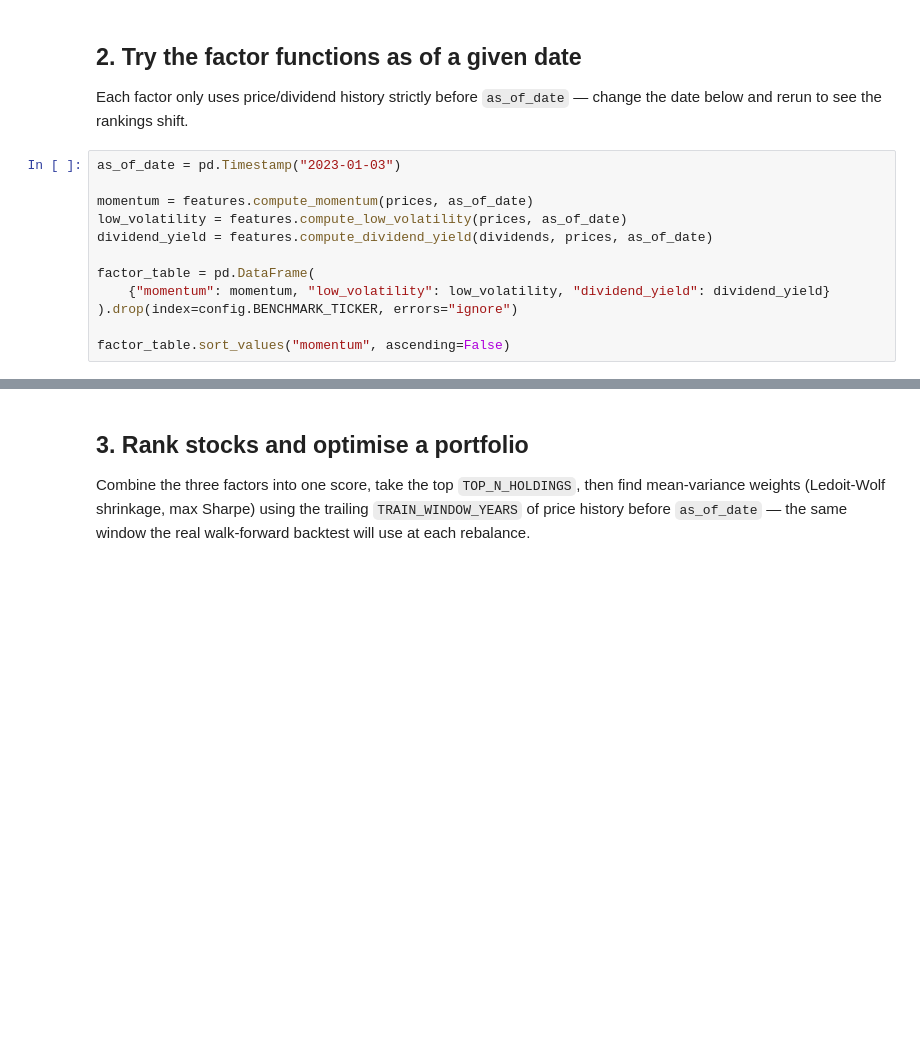
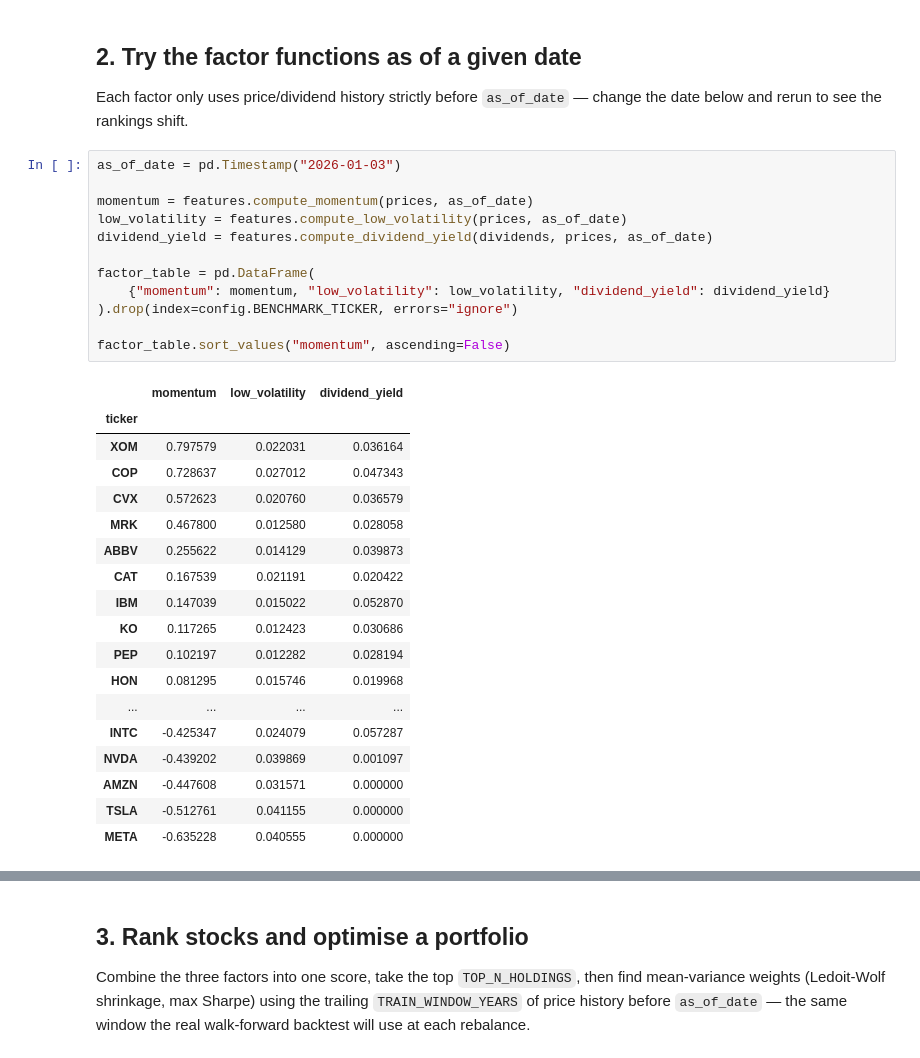
Before and after one commit to makdedic/portfolio-constructor, a Jupyter notebook: notebooks/01_explore_data_and_factors.ipynb, the cells around one changed output, grey strips where cells are left out. Saved outputs shown, nothing was run; the diff lists cells and outputs as text; blank space fills up the shorter version.

```diff
--- a/notebooks/01_explore_data_and_factors.ipynb
+++ b/notebooks/01_explore_data_and_factors.ipynb
@@ -42,17 +56,36 @@ plt.show()
 
 Each factor only uses price/dividend history strictly before `as_of_date` — change the date below and rerun to see the rankings shift.
 # %%
-as_of_date = pd.Timestamp("2023-01-03")
+as_of_date = pd.Timestamp("2026-01-03")
 
 momentum = features.compute_momentum(prices, as_of_date)
 low_volatility = features.compute_low_volatility(prices, as_of_date)
 dividend_yield = features.compute_dividend_yield(dividends, prices, as_of_date)
 
 factor_table = pd.DataFrame(
     {"momentum": momentum, "low_volatility": low_volatility, "dividend_yield": dividend_yield}
 ).drop(index=config.BENCHMARK_TICKER, errors="ignore")
 
 factor_table.sort_values("momentum", ascending=False)
+# %% [output]
+|  | momentum | low_volatility | dividend_yield |
+| ticker |  |  |  |
+| XOM | 0.797579 | 0.022031 | 0.036164 |
+| COP | 0.728637 | 0.027012 | 0.047343 |
+| CVX | 0.572623 | 0.020760 | 0.036579 |
+| MRK | 0.467800 | 0.012580 | 0.028058 |
+| ABBV | 0.255622 | 0.014129 | 0.039873 |
+| CAT | 0.167539 | 0.021191 | 0.020422 |
+| IBM | 0.147039 | 0.015022 | 0.052870 |
+| KO | 0.117265 | 0.012423 | 0.030686 |
+| PEP | 0.102197 | 0.012282 | 0.028194 |
+| HON | 0.081295 | 0.015746 | 0.019968 |
+| ... | ... | ... | ... |
+| INTC | -0.425347 | 0.024079 | 0.057287 |
+| NVDA | -0.439202 | 0.039869 | 0.001097 |
+| AMZN | -0.447608 | 0.031571 | 0.000000 |
+| TSLA | -0.512761 | 0.041155 | 0.000000 |
+| META | -0.635228 | 0.040555 | 0.000000 |
 # %%
 print("Top 5 momentum:")
 print(factor_table["momentum"].sort_values(ascending=False).head())
```
Also changed, not shown: parts of 12 cells of this notebook.
